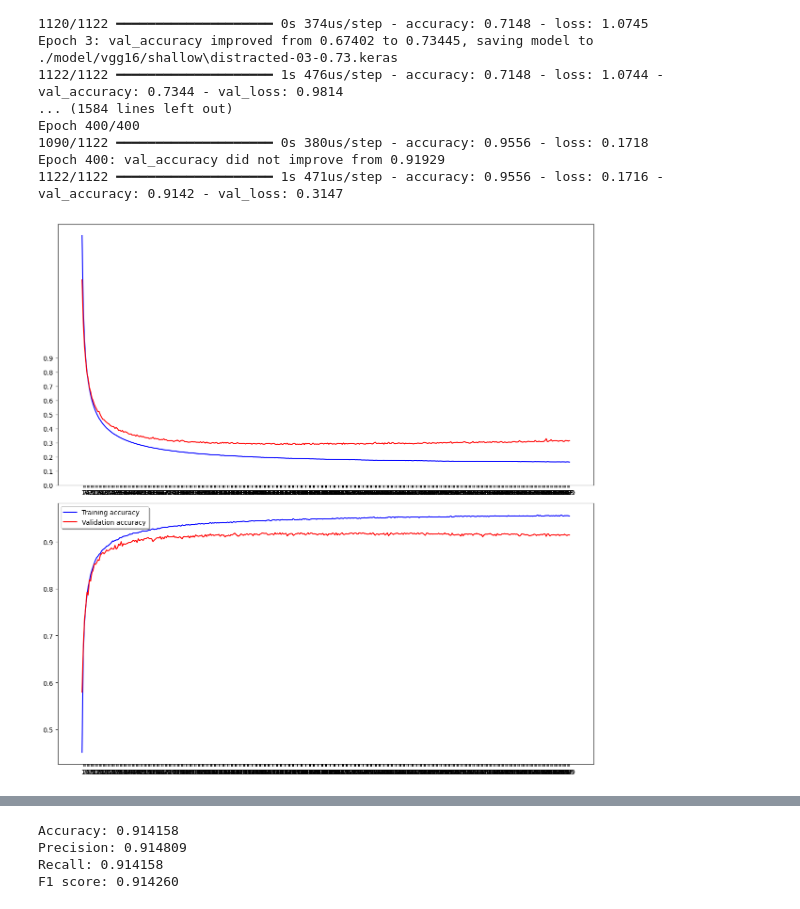
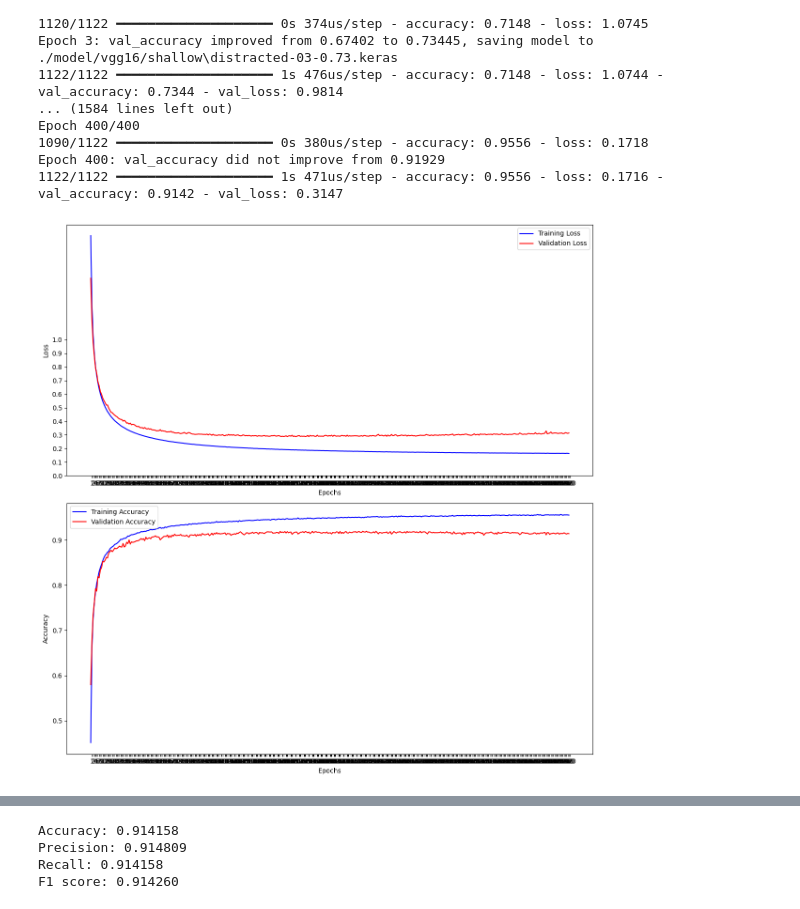
Before and after one commit to Manyagoel14/DistractedDriver, a Jupyter notebook: Vgg16_Shallow_non_batch.ipynb, the cells around one changed output, grey strips where cells are left out. Drawn from its saved outputs; the diff is of its cells as text; code cells hidden in the pictures.

```diff
--- a/Vgg16_Shallow_non_batch.ipynb
+++ b/Vgg16_Shallow_non_batch.ipynb
@@ -208,20 +208,33 @@ Epoch 400: val_accuracy did not improve from 0.91929
 1122/1122 ━━━━━━━━━━━━━━━━━━━━ 1s 471us/step - accuracy: 0.9556 - loss: 0.1716 - val_accuracy: 0.9142 - val_loss: 0.3147
 # %%
 fig, (ax1, ax2) = plt.subplots(2, 1, figsize=(12, 12))
-ax1.plot(model_history.history['loss'], color='b', label="Training loss")
-ax1.plot(model_history.history['val_loss'], color='r', label="validation loss")
-ax1.set_xticks(np.arange(1, 400, 1))
-ax1.set_yticks(np.arange(0, 1, 0.1))
 
-ax2.plot(model_history.history['accuracy'], color='b', label="Training accuracy")
-ax2.plot(model_history.history['val_accuracy'], color='r',label="Validation accuracy")
-ax2.set_xticks(np.arange(1, 400, 1))
+# ----- LOSS -----
+ax1.plot(model_history.history['loss'], color='b', label="Training Loss")
+ax1.plot(model_history.history['val_loss'], color='r', label="Validation Loss")
 
-legend = plt.legend(loc='best', shadow=True)
+ax1.set_xlabel("Epochs")
+ax1.set_ylabel("Loss")
+
+ax1.set_xticks(np.arange(1, len(model_history.history['loss']) + 1, 1))
+ax1.set_yticks(np.arange(0, 1.1, 0.1))
+ax1.legend()
+
+# ----- ACCURACY -----
+ax2.plot(model_history.history['accuracy'], color='b', label="Training Accuracy")
+ax2.plot(model_history.history['val_accuracy'], color='r', label="Validation Accuracy")
+
+ax2.set_xlabel("Epochs")
+ax2.set_ylabel("Accuracy")
+
+ax2.set_xticks(np.arange(1, len(model_history.history['accuracy']) + 1, 1))
+ax2.legend()
+
 plt.tight_layout()
 plt.show()
+fig.savefig(os.path.join(MODEL_PATH,"Vgg16_shallow_non_batch_graph.png"))
 # %% [output]
-[figure, old version]
+[figure, new version]
 # %%
 def print_confusion_matrix(confusion_matrix, class_names, figsize = (10,7), fontsize=14):
     df_cm = pd.DataFrame(
```
Also changed, not shown: parts of 4 cells of this notebook.
